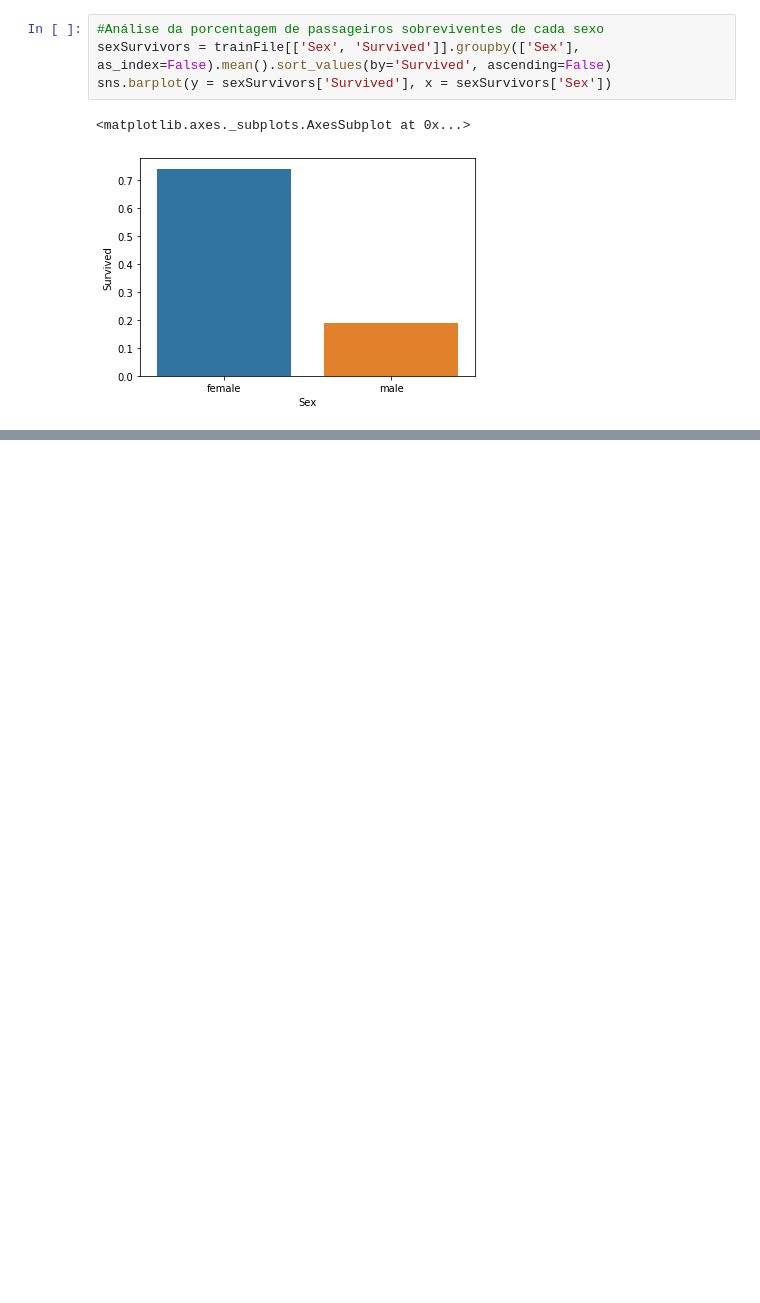
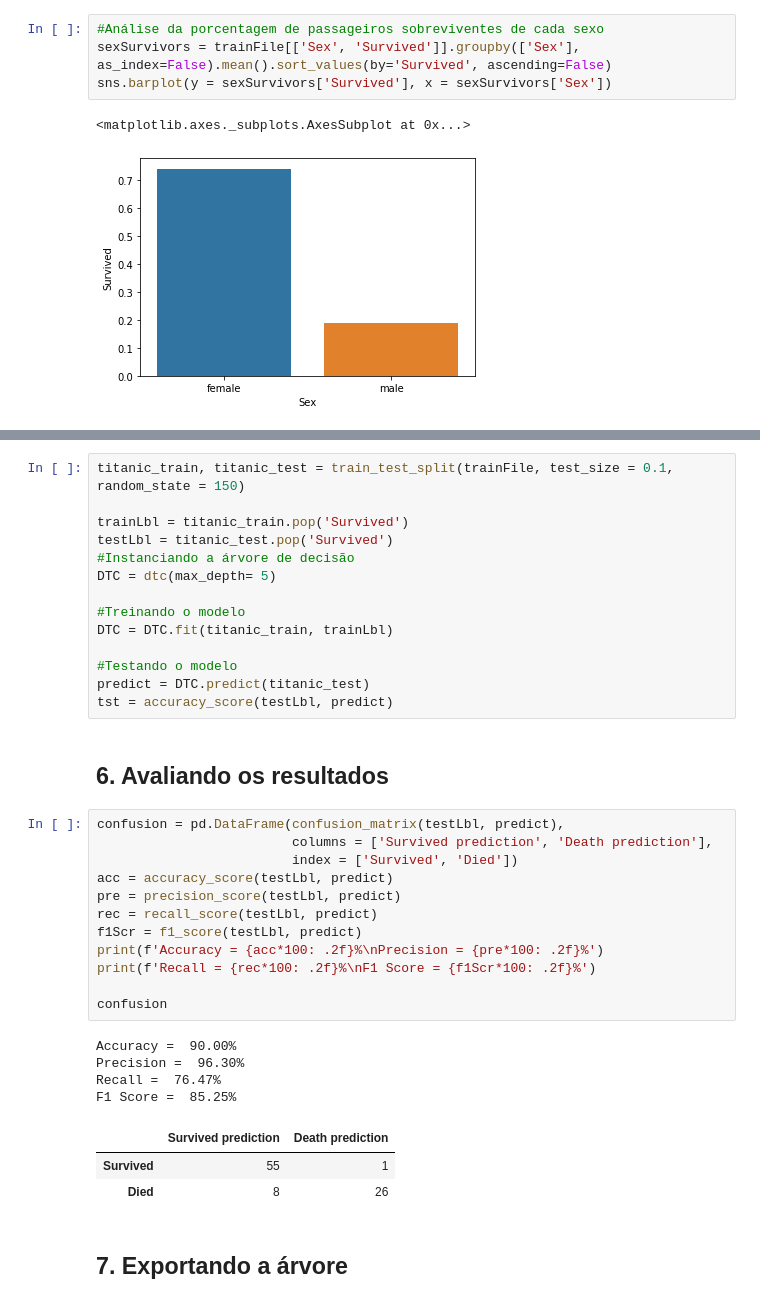
Before and after one commit to rayanmst/Titanic, a Jupyter notebook: Titanic.ipynb, the cells around one changed output, grey strips where cells are left out. Saved outputs shown, nothing was run; the diff lists cells and outputs as text; blank space fills up the shorter version.

```diff
--- a/Titanic.ipynb
+++ b/Titanic.ipynb
@@ -136,0 +166,38 @@ None
+# %%
+titanic_train, titanic_test = train_test_split(trainFile, test_size = 0.1, random_state = 150)
+
+trainLbl = titanic_train.pop('Survived')
+testLbl = titanic_test.pop('Survived')
+#Instanciando a árvore de decisão
+DTC = dtc(max_depth= 5)
+
+#Treinando o modelo
+DTC = DTC.fit(titanic_train, trainLbl)
+
+#Testando o modelo
+predict = DTC.predict(titanic_test)
+tst = accuracy_score(testLbl, predict)
+# %% [markdown]
+## 6. Avaliando os resultados
+# %%
+confusion = pd.DataFrame(confusion_matrix(testLbl, predict),
+                         columns = ['Survived prediction', 'Death prediction'],
+                         index = ['Survived', 'Died'])
+acc = accuracy_score(testLbl, predict)
+pre = precision_score(testLbl, predict)
+rec = recall_score(testLbl, predict)
+f1Scr = f1_score(testLbl, predict)
+print(f'Accuracy = {acc*100: .2f}%\nPrecision = {pre*100: .2f}%')
+print(f'Recall = {rec*100: .2f}%\nF1 Score = {f1Scr*100: .2f}%')
+
+confusion
+# %% [output]
+Accuracy =  90.00%
+Precision =  96.30%
+Recall =  76.47%
+F1 Score =  85.25%
+|  | Survived prediction | Death prediction |
+| Survived | 55 | 1 |
+| Died | 8 | 26 |
+# %% [markdown]
+## 7. Exportando a árvore
```
Also changed, not shown: parts of 10 cells of this notebook, 1 other file.
